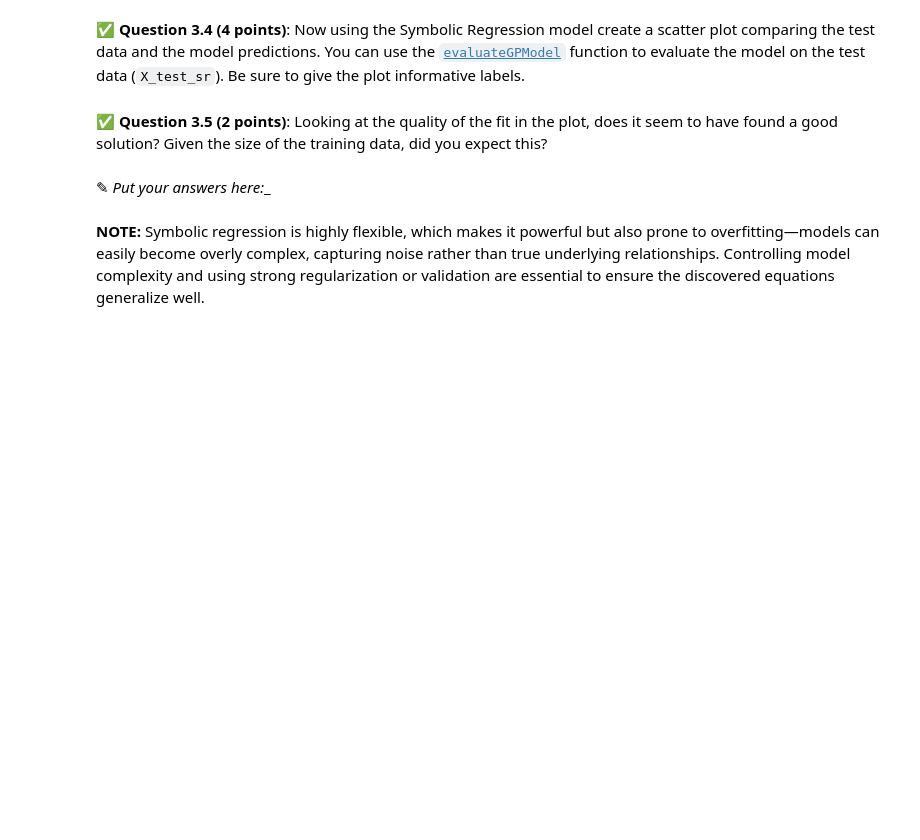
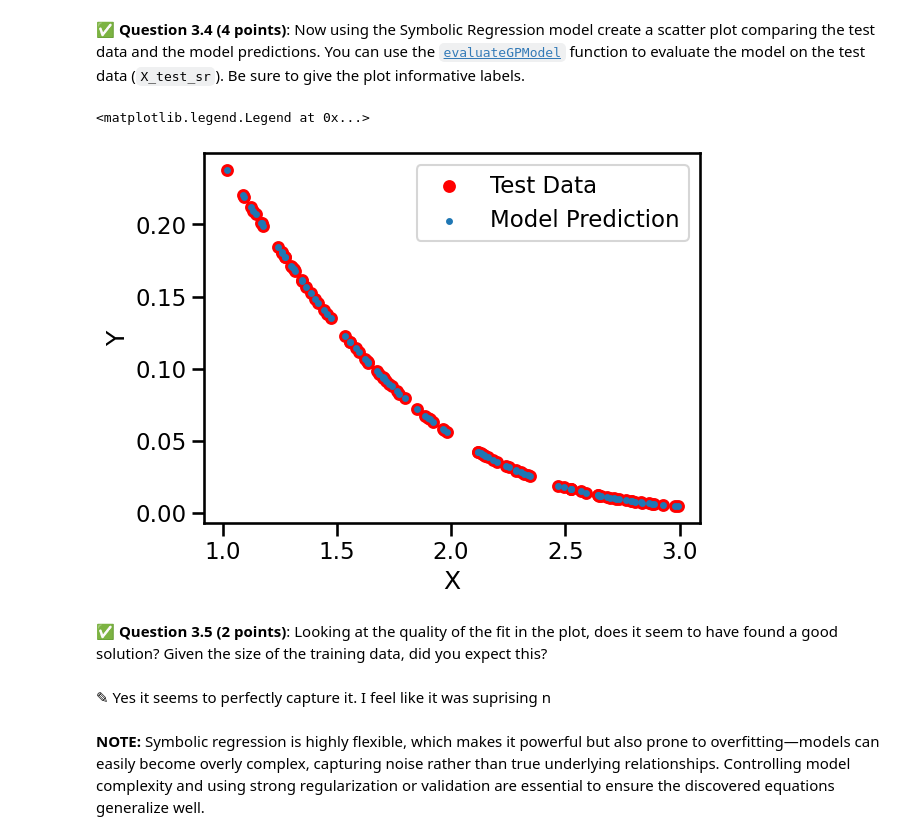
Before and after one commit to ilanberen/CMSE202-s26-turnin, a Jupyter notebook: HW-03_Regression-S26-IlanBerenfeld.ipynb, the cells around one changed output. Drawn from its saved outputs; the diff is of its cells as text; code cells hidden in the pictures; blank space fills up the shorter version.

```diff
--- a/HW-03_Regression-S26-IlanBerenfeld.ipynb
+++ b/HW-03_Regression-S26-IlanBerenfeld.ipynb
@@ -245,7 +250,18 @@ This will take about 1 minute to run.
+# %%
+# put your code here
+y_predicted=sgp.evaluateGPModel(models[0],X_test_sr)
+plt.scatter(test_data['X'], y_test_sr, label='Test Data',color='red',s=60)
+plt.scatter(test_data['X'], y_predicted, label='Model Prediction',s=12)
+plt.xlabel('X')
+plt.ylabel('Y')
+plt.legend()
+# %% [output]
+<matplotlib.legend.Legend at 0x...>
+[figure, added]
 # %% [markdown]
 &#9989; **Question 3.5 (2 points)**: Looking at the quality of the fit in the plot, does it seem to have found a good solution? Given the size of the training data, did you expect this?
-# %% [markdown]
-<font size=+3>&#9998;</font> _Put your answers here:__
+# %% [markdown]
+<font size=+3>&#9998;</font> Yes it seems to perfectly capture it. I feel like it was suprising n
 # %% [markdown]
 **NOTE:** Symbolic regression is highly flexible, which makes it powerful but also prone to overfitting—models can easily become overly complex, capturing noise rather than true underlying relationships. Controlling model complexity and using strong regularization or validation are essential to ensure the discovered equations generalize well.
 # %% [markdown]
```
Also changed, not shown: parts of 5 cells of this notebook.
